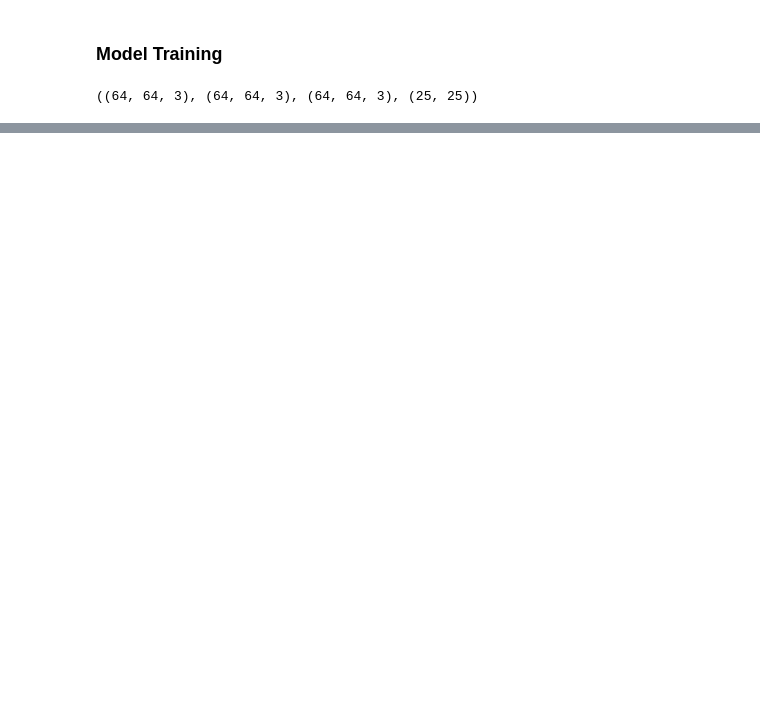
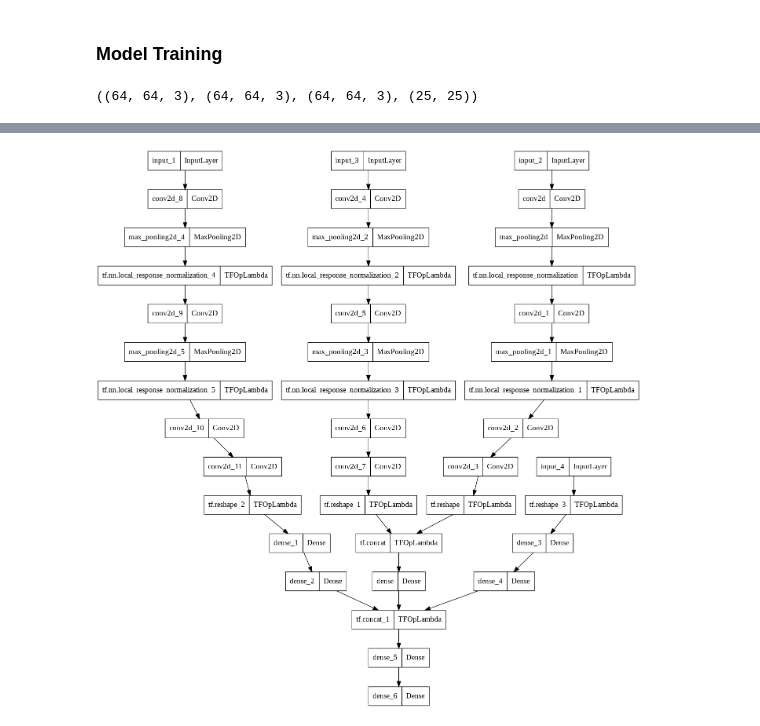
Before and after one commit to saquibali7/EyeGazing, a Jupyter notebook: EyeGazing.ipynb, the cells around one changed output, grey strips where cells are left out. Cells and saved outputs as stored; diff of their text form; code cells hidden in the pictures; blank space fills up the shorter version.

```diff
--- a/EyeGazing.ipynb
+++ b/EyeGazing.ipynb
@@ -540,0 +539,4 @@ array([-6.8522987,  0.772709 ], dtype=float32)
+# %%
+tf.keras.utils.plot_model(model,to_file='model.png')
+# %% [output]
+[figure, added]
```
Also changed, not shown: parts of 19 cells of this notebook.
